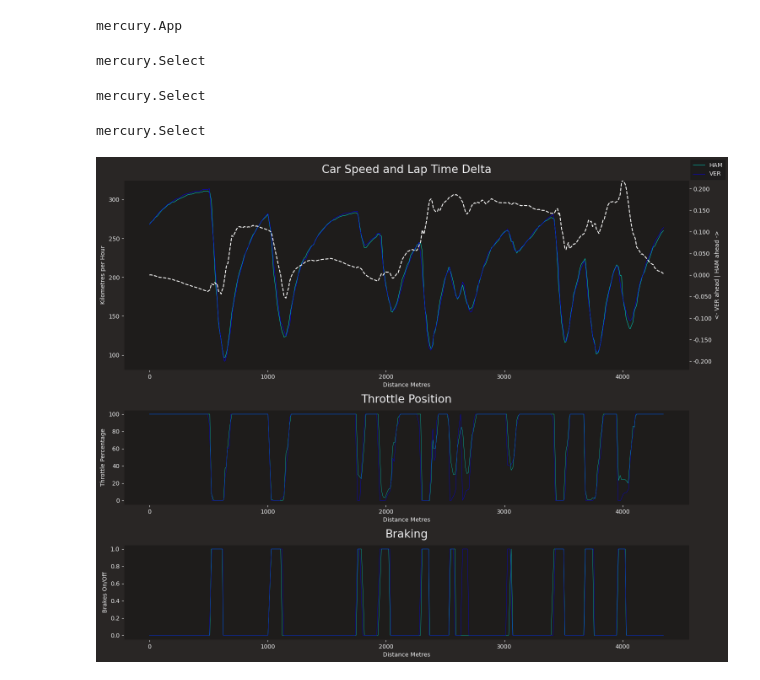
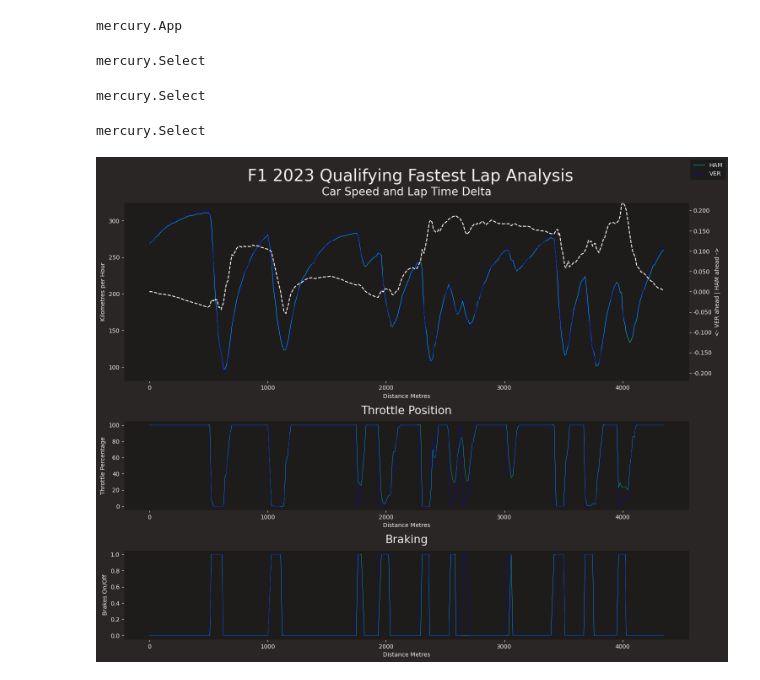
Before and after one commit to jonathanslau/jon_jupyter_projects, a Jupyter notebook: fastf1_qualifying_lap_analysis.ipynb, the cells around one changed output. Saved outputs shown, nothing was run; the diff lists cells and outputs as text; code cells hidden in the pictures.

```diff
--- a/fastf1_qualifying_lap_analysis.ipynb
+++ b/fastf1_qualifying_lap_analysis.ipynb
@@ -59,9 +90,13 @@ def draw_telemetry_analysis(ref_driver, comp_driver):
     specify two drivers for their qualification fastest lap analysis
     """
 
+    # get driver abb
+    ref_abb = get_driver_abb(ref_driver)
+    comp_abb = get_driver_abb(comp_driver)
+
     # get lap objects
-    ref_lap = session.laps.pick_driver(ref_driver).pick_fastest()
-    comp_lap = session.laps.pick_driver(comp_driver).pick_fastest()
+    ref_lap = session.laps.pick_driver(ref_abb).pick_fastest()
+    comp_lap = session.laps.pick_driver(comp_abb).pick_fastest()
 
     # get telemetry with interpolated edges
     ref_tel = ref_lap.get_car_data(interpolate_edges=True).add_distance()
@@ -85,6 +120,8 @@ def draw_telemetry_analysis(ref_driver, comp_driver):
 
     # set up figure and subplots
     fig, (ax1, ax2, ax4) = plt.subplots(3, 1, gridspec_kw={'height_ratios': [2, 1, 1]}, figsize=(15,12))
+
+    fig.suptitle('F1 2023 Qualifying Fastest Lap Analysis', fontsize=28)
 
     # speed
     ax1.plot(ref_tel['Distance'], ref_tel['Speed'],
@@ -121,34 +158,34 @@ def draw_telemetry_analysis(ref_driver, comp_driver):
     ax4.set_ylabel('Brakes On/Off')
     ax4.set_xlabel('Distance Metres')
 
     # finish
     fig.legend([ref_lap.Driver, comp_lap.Driver])
     plt.tight_layout()
     plt.show()
 
 # get schedule
 schedule = fastf1.get_event_schedule(2023, include_testing=False)
 
 app = mr.App(title='2023 F1 Qualifying Lap Telemetry Analysis',
              description='Visualize telemetry for the fastest F1 qualifying laps',
              show_code=False)
 
 event_choices = schedule[(schedule['EventDate'] < datetime.now())]['EventName']
 
 event = mr.Select(label='Grand Prix to Analyze', choices=event_choices,
                        value='Hungarian Grand Prix')
 
 session = init_fastf1(2023, event.value)
 
-driver_list = get_driver_abb_list(session)
+driver_list = get_driver_abb_list(session, event.value)
 
-ref_driver = mr.Select(label='Select reference driver', choices=driver_list, value='HAM')
-comp_driver = mr.Select(label='Select driver to compare to reference', choices=driver_list, value='VER')
+ref_driver = mr.Select(label='Select reference driver', choices=driver_list, value='Lewis Hamilton')
+comp_driver = mr.Select(label='Select comparison driver', choices=driver_list, value='Max Verstappen')
 
 draw_telemetry_analysis(ref_driver.value, comp_driver.value)
 # %% [output]
 mercury.App
 mercury.Select
 mercury.Select
 mercury.Select
-[figure, old version]
+[figure, new version]
```
Also changed, not shown: parts of 5 cells of this notebook.
